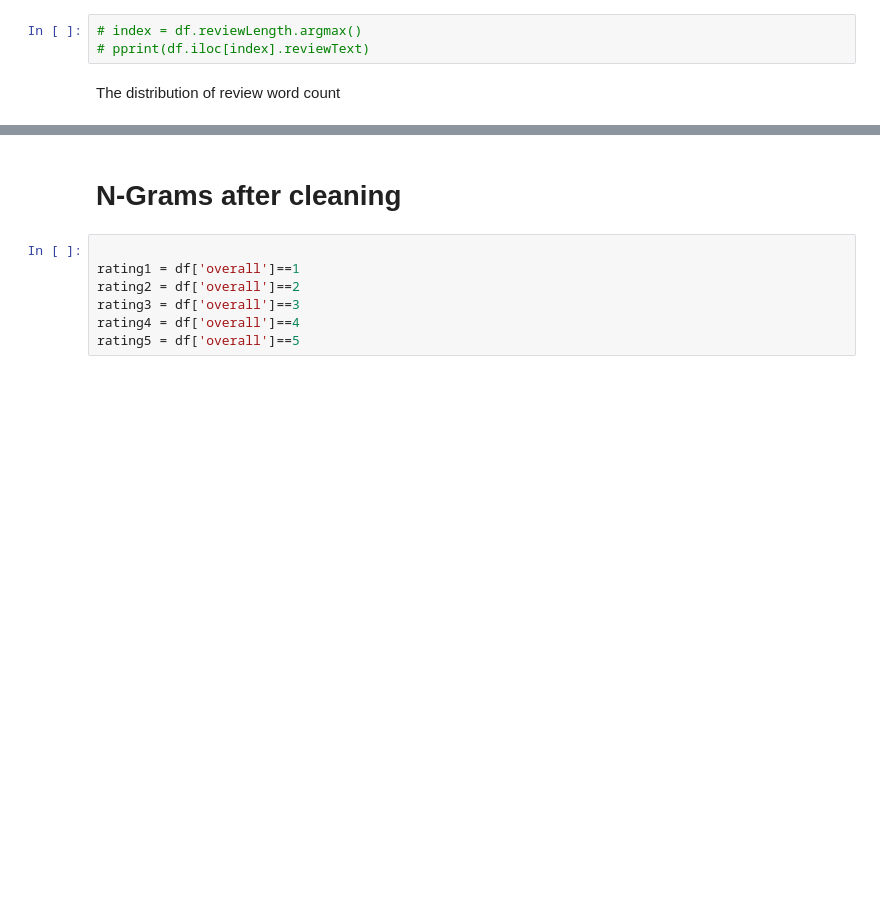
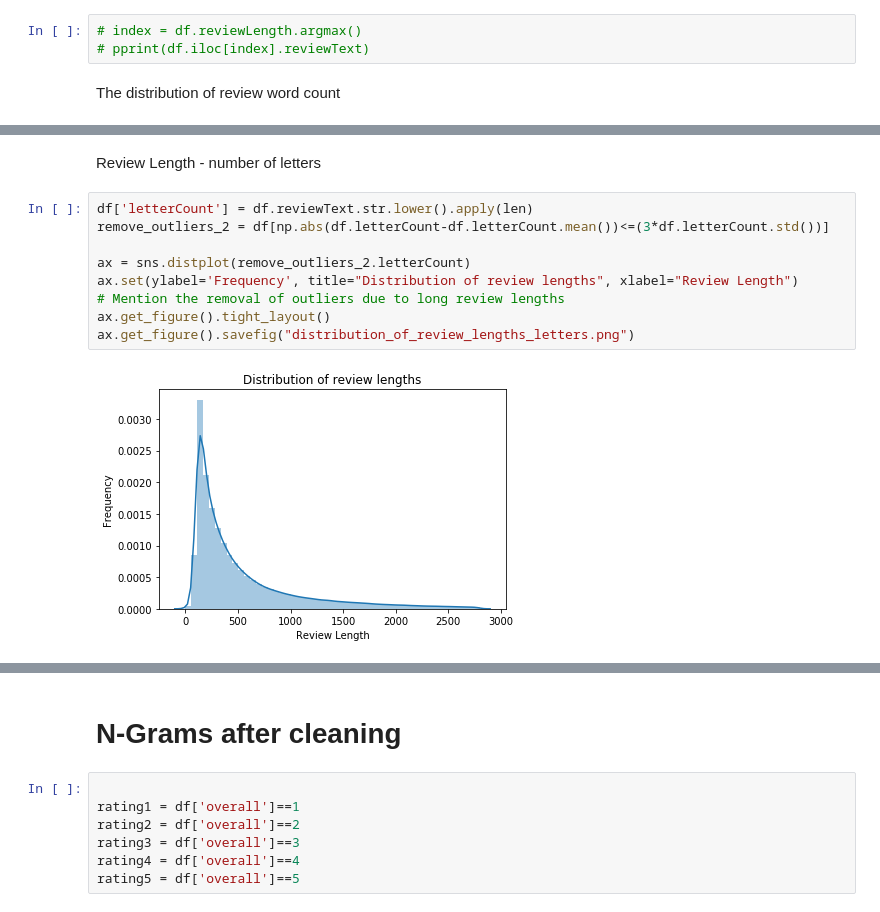
Before and after one commit to DiogoP98/SentimentAnalysis, a Jupyter notebook: EDA/EDA_Alex.ipynb, the cells around one changed output, grey strips where cells are left out. Saved outputs shown, nothing was run; the diff lists cells and outputs as text; blank space fills up the shorter version.

```diff
--- a/EDA/EDA_Alex.ipynb
+++ b/EDA/EDA_Alex.ipynb
@@ -40,0 +64,13 @@ ax.get_figure().savefig("distribution_of_review_lengths.png")
+# %% [markdown]
+Review Length - number of letters
+# %%
+df['letterCount'] = df.reviewText.str.lower().apply(len)
+remove_outliers_2 = df[np.abs(df.letterCount-df.letterCount.mean())<=(3*df.letterCount.std())]
+
+ax = sns.distplot(remove_outliers_2.letterCount)
+ax.set(ylabel='Frequency', title="Distribution of review lengths", xlabel="Review Length")
+# Mention the removal of outliers due to long review lengths
+ax.get_figure().tight_layout()
+ax.get_figure().savefig("distribution_of_review_lengths_letters.png")
+# %% [output]
+[figure, added]
```
Also changed, not shown: parts of 26 cells of this notebook, 13 other files.
